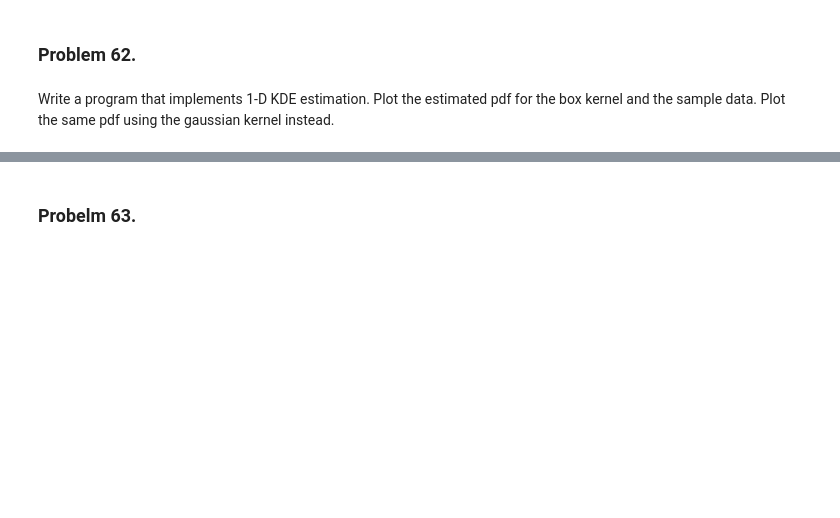
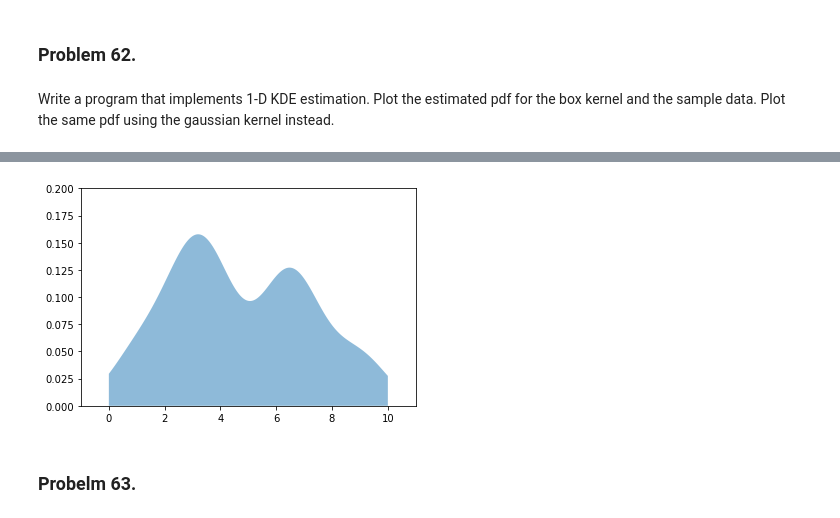
Before and after one commit to kmiec96/Modern-data-science, a Jupyter notebook: ML2021_set8.ipynb, the cells around one changed output, grey strips where cells are left out. Cells and saved outputs as stored; diff of their text form; code cells hidden in the pictures; blank space fills up the shorter version.

```diff
--- a/ML2021_set8.ipynb
+++ b/ML2021_set8.ipynb
@@ -526,3 +544,21 @@ box kernel and the sample data. Plot the same pdf using the gaussian kernel inst
+# %%
+from scipy.stats import norm
+
+sigma=1
+x=[1, 2.5, 3, 3.5, 4, 6, 6.5, 7, 9]
+
+def Kernel_Gaussian(xi, xx, sigma):
+    return (norm(xi,sigma).pdf(xx))
+
+xx = np.linspace(0, 10, 2000)
+density = sum(Kernel_Gaussian(xi,xx, sigma) for xi in x)/len(x)
+
+plt.fill_between(xx, density, alpha=0.5)
+
+
+plt.axis([-1, 11, 0, 0.2]);
+# %% [output]
+[figure, added]
 # %% [markdown]
 ### Probelm 63.
 # %% [markdown]
```
Also changed, not shown: parts of 3 cells of this notebook.
